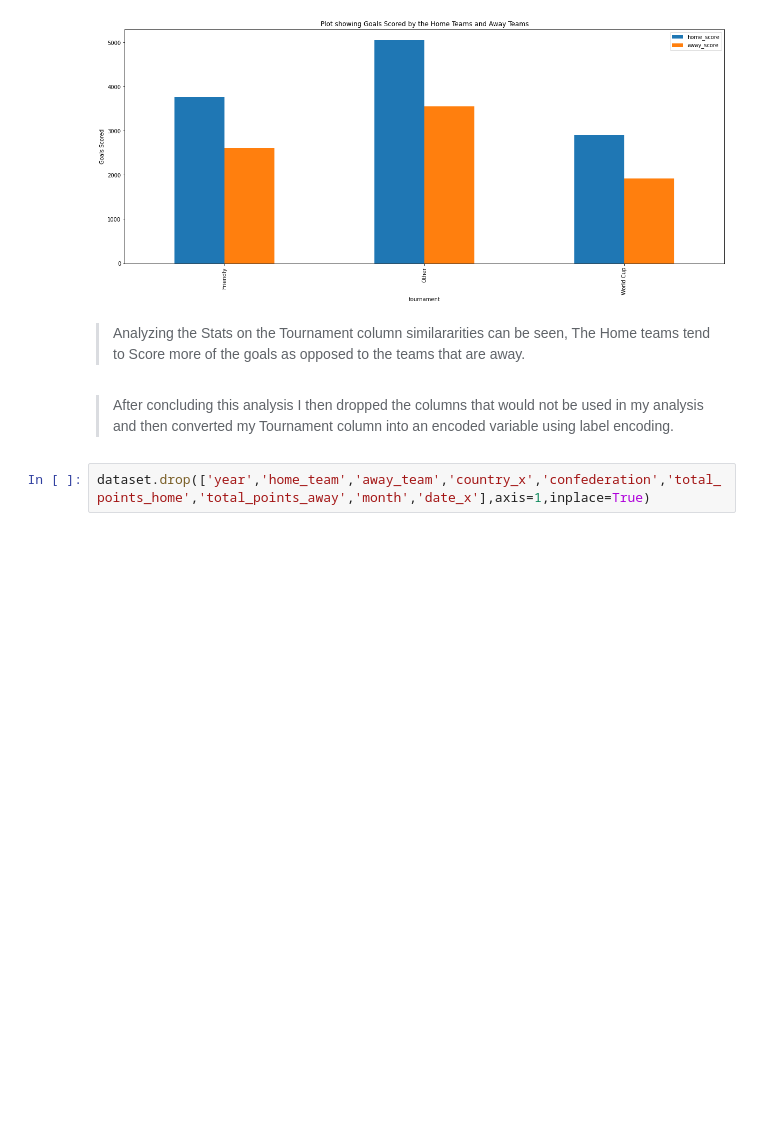
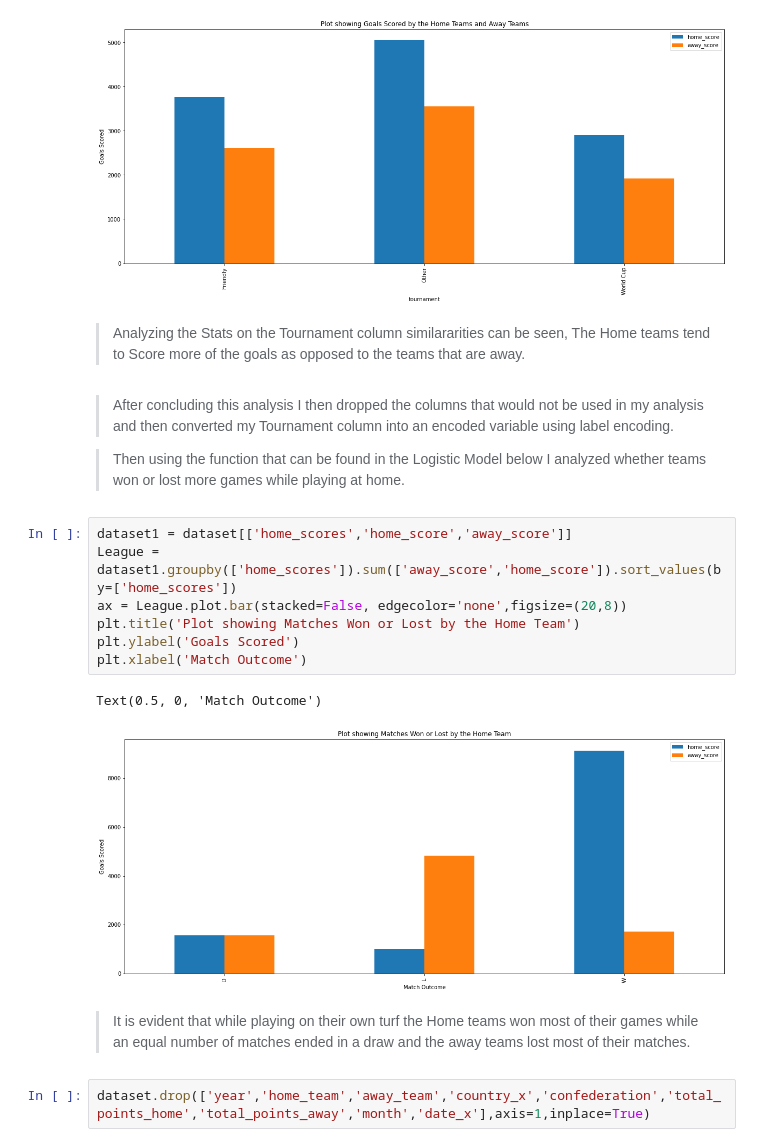
Before and after one commit to nyamskamau/Fifa-Dataset-Week-6, a Jupyter notebook: Week_6_Fifa_Prediction_Dataset.ipynb, the cells around one changed output. Cells and saved outputs as stored; diff of their text form; blank space fills up the shorter version.

```diff
--- a/Week_6_Fifa_Prediction_Dataset.ipynb
+++ b/Week_6_Fifa_Prediction_Dataset.ipynb
@@ -669,6 +694,20 @@ Text(0, 0.5, 'Goals Scored')
 >Analyzing the Stats on the Tournament column similararities can be seen, The Home teams tend to Score more of the goals as opposed to the teams that are away.
 # %% [markdown]
 > After concluding this analysis I then dropped the columns that would not be used in my analysis and then converted my Tournament column into an encoded variable using label encoding.
+
+>Then using the function that can be found in the Logistic Model below I analyzed whether teams won or lost more games while playing at home.
+# %%
+dataset1 = dataset[['home_scores','home_score','away_score']]
+League = dataset1.groupby(['home_scores']).sum(['away_score','home_score']).sort_values(by=['home_scores'])
+ax = League.plot.bar(stacked=False, edgecolor='none',figsize=(20,8))
+plt.title('Plot showing Matches Won or Lost by the Home Team')
+plt.ylabel('Goals Scored')
+plt.xlabel('Match Outcome')
+# %% [output]
+Text(0.5, 0, 'Match Outcome')
+[figure, added]
+# %% [markdown]
+>It is evident that while playing on their own turf the Home teams won most of their games while an equal number of matches ended in a draw and the away teams lost most of their matches.
 # %%
 dataset.drop(['year','home_team','away_team','country_x','confederation','total_points_home','total_points_away','month','date_x'],axis=1,inplace=True)
 # %%
```
Also changed, not shown: parts of 10 cells of this notebook.
